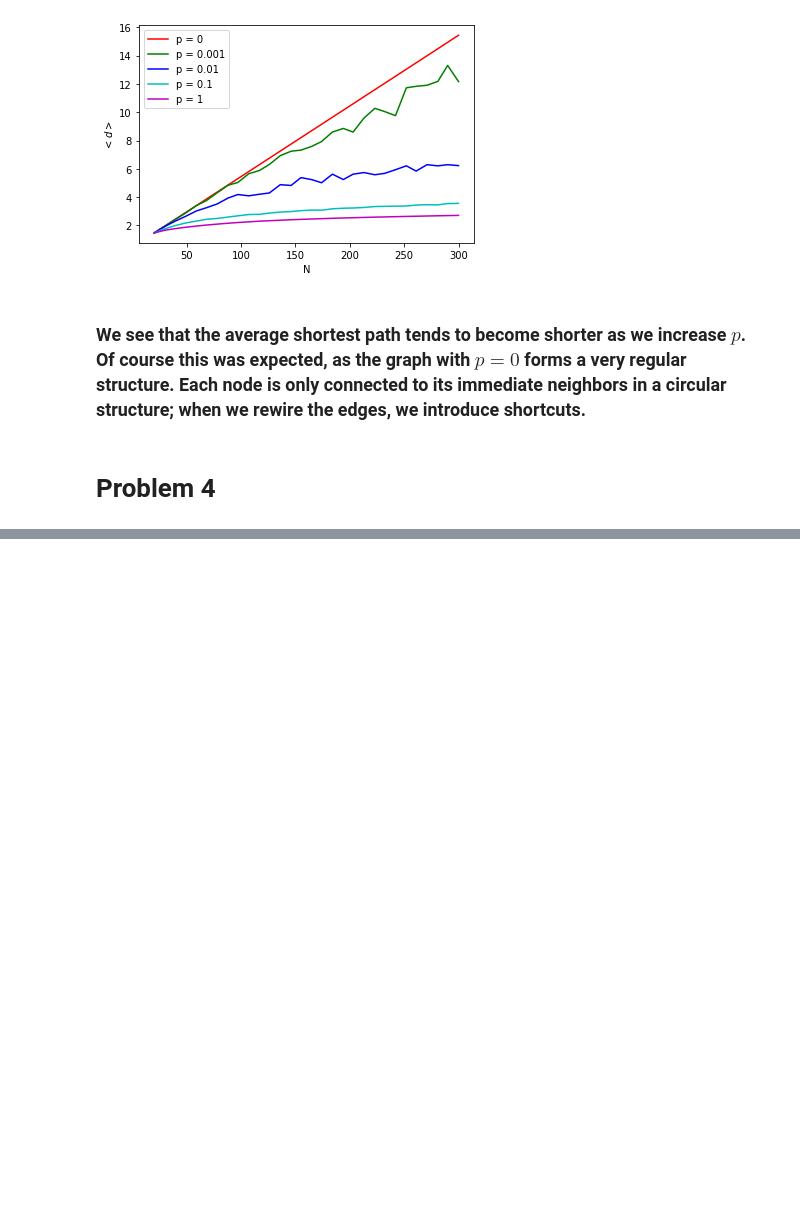
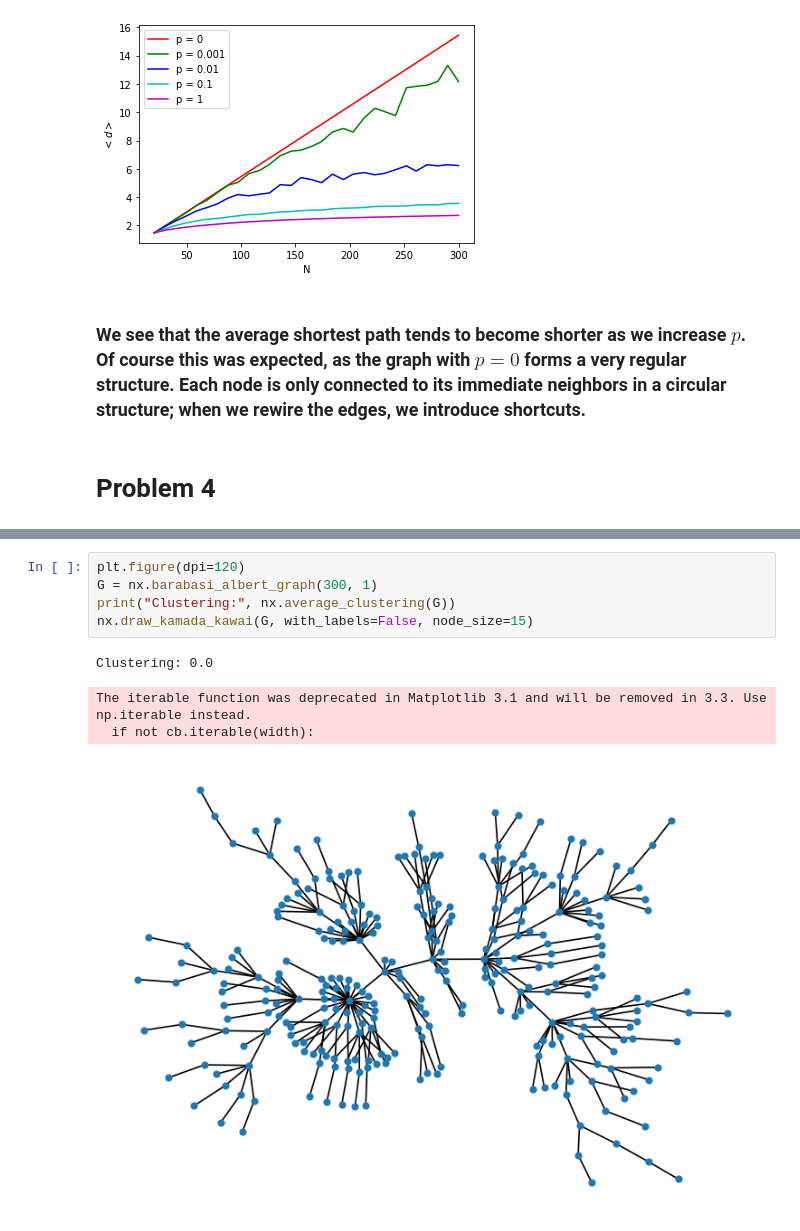
Before and after one commit to matheushjs/sandbox, a Jupyter notebook: complex_nets/lista3.ipynb, the cells around one changed output, grey strips where cells are left out. Cells and saved outputs as stored; diff of their text form; blank space fills up the shorter version.

```diff
--- a/complex_nets/lista3.ipynb
+++ b/complex_nets/lista3.ipynb
@@ -319,0 +522,10 @@ plt.legend()
+# %%
+plt.figure(dpi=120)
+G = nx.barabasi_albert_graph(300, 1)
+print("Clustering:", nx.average_clustering(G))
+nx.draw_kamada_kawai(G, with_labels=False, node_size=15)
+# %% [output]
+Clustering: 0.0
+The iterable function was deprecated in Matplotlib 3.1 and will be removed in 3.3. Use np.iterable instead.
+  if not cb.iterable(width):
+[figure, added]
```
Also changed, not shown: parts of 21 cells of this notebook.
